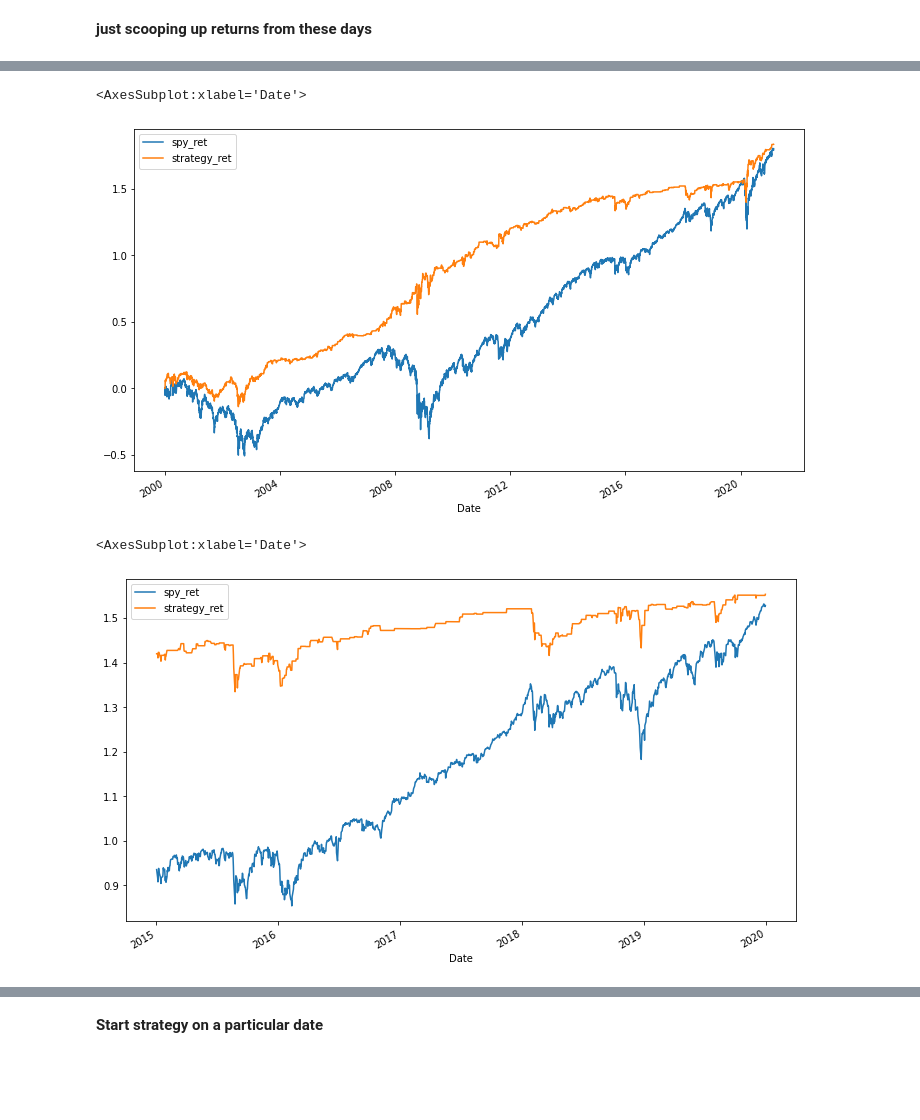
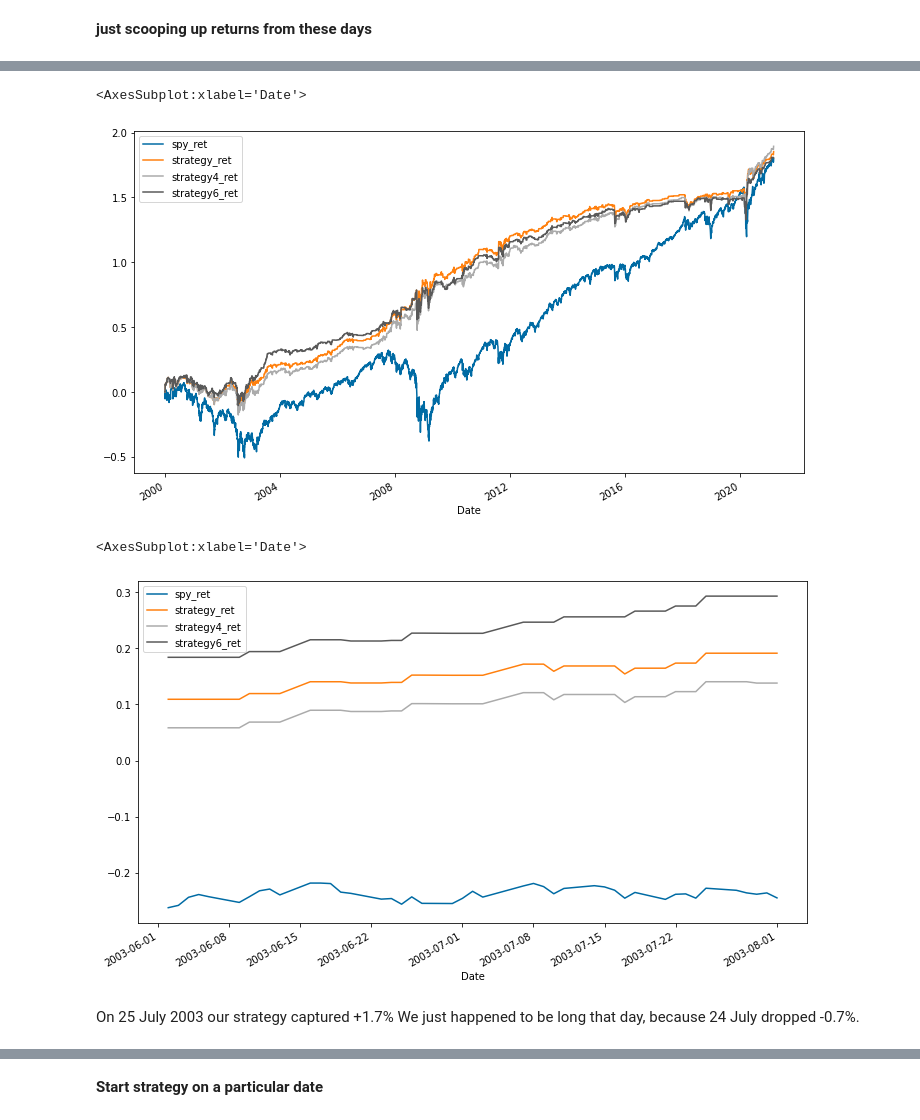
Before and after one commit to ooddaa/tradingAlgos, a Jupyter notebook: aroussi/1webinar.ipynb, the cells around one changed output, grey strips where cells are left out. Cells and saved outputs as stored; diff of their text form; code cells hidden in the pictures; blank space fills up the shorter version.

Commit message:
zooming in on SPY strategy

```diff
--- a/aroussi/1webinar.ipynb
+++ b/aroussi/1webinar.ipynb
@@ -213,14 +254,22 @@ spy[['Return pct', 'Returns stdevs pct']].describe()
 spy['logret'] = logret = np.log(spy['Close'] / spy['Close'].shift(1))
 
 # volatility estimate - 4 weeks
-spy['volatility'] = vol = logret.rolling(window=20).std()
+spy['volatility10'] = vol10 = logret.rolling(window=10).std()
+spy['volatility20'] = vol20 = logret.rolling(window=20).std()
+spy['volatility40'] = vol40 = logret.rolling(window=40).std()
 spy['volatility60'] = vol60 = logret.rolling(window=60).std()
+
+# wanna smooth 10 20 40 60 days volatility to see a representative line
+mean_vol = spy.loc[:,['volatility10', 'volatility20', 'volatility40', 'volatility60']][-100:].transpose().mean()
 
 # plot
 fig, axs = plt.subplots(2)
 axs[0].plot(logret[-100:], linewidth=.7, color='teal', label='logret')
-axs[1].plot(vol[-100:], linewidth=.7, color='orangered', label='vol20')
+axs[1].plot(vol10[-100:], linewidth=.7, color='orangered', label='vol10')
+# axs[1].plot(vol20[-100:], linewidth=.7, color='orange', label='vol20')
+# axs[1].plot(vol40[-100:], linewidth=.7, color='red', label='vol40')
 axs[1].plot(vol60[-100:], linewidth=.7, color='navy', label='vol60')
+axs[1].plot(mean_vol[-100:], linewidth=.7, color='black', label='mean_vol')
 
 axs[0].grid(True)
 axs[1].grid(True)
@@ -270,4 +319,8 @@ pf.head(10)
 # pf['strategy'] = pf['yesterday']['spy'] WON'T WORK!! we need to broadcast
 pf['strategy'] = pf[ pf['yesterday'] ]['spy']
 
-# pf.head(10)
+# let's do -0.4%
+pf['strategy4'] = pf[ pf['spy'].shift(1)  <= -0.004 ]['spy']
+
+# let's do -0.6%
+pf['strategy6'] = pf[ pf['spy'].shift(1)  <= -0.006 ]['spy']
@@ -299,12 +329,21 @@ pf['spy_ret'] = pf['spy'].cumsum()
+# %%
+pf['strategy_ret'] = pf['strategy'].fillna(0).cumsum()
+pf['spy_ret'] = pf['spy'].cumsum()
+
+# -0.4%
+pf['strategy4_ret'] = pf['strategy4'].fillna(0).cumsum()
+
+# -0.6%
+pf['strategy6_ret'] = pf['strategy6'].fillna(0).cumsum()
 # %%
 # WOW this really looks much worse in 2021 than in 2016!!
-pf[['spy_ret','strategy_ret']].plot()
+pf[['spy_ret', 'strategy_ret', 'strategy4_ret', 'strategy6_ret']].plot()
 # %% [output]
 <AxesSubplot:xlabel='Date'>
-[figure, old version]
+[figure, new version]
 # %%
-# anyways, the strategy seems to beat SPY
-pf.loc["2015-01-01":"2020-01-01", ['spy_ret','strategy_ret']].plot()
+# anyways, the 0.5% strategy seems to beat SPY
+pf.loc["2003-06-01":"2003-08-01", ['spy_ret','strategy_ret', 'strategy4_ret', 'strategy6_ret']].plot()
 # %% [output]
 <AxesSubplot:xlabel='Date'>
-[figure, old version]
+[figure, new version]
@@ -310,0 +369,3 @@ pf.loc["2015-01-01":"2020-01-01", ['spy_ret','strategy_ret']].plot()
+# %% [markdown]
+On 25 July 2003 our strategy captured +1.7%
+We just happened to be long that day, because 24 July dropped -0.7%.
```
Also changed, not shown: parts of 27 cells of this notebook, 1 other file.
